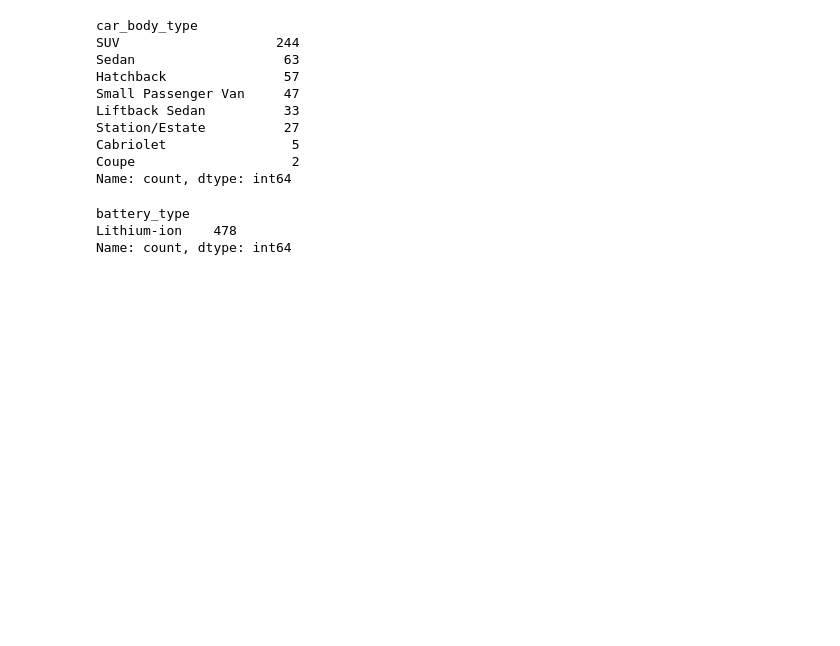
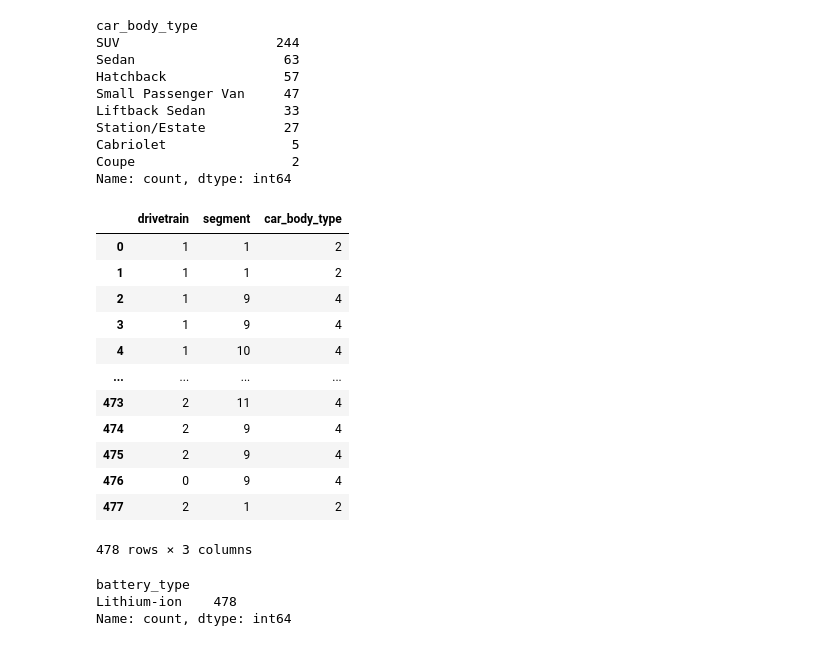
Before and after one commit to aih-2012/EV-Range-Prediction, a Jupyter notebook: code/main.ipynb, the cells around one changed output. Saved outputs shown, nothing was run; the diff lists cells and outputs as text; code cells hidden in the pictures; blank space fills up the shorter version.

```diff
--- a/code/main.ipynb
+++ b/code/main.ipynb
@@ -168,3 +147,23 @@ car_body_type_encoded = pd.get_dummies(data.car_body_type).astype('int8')
+# %%
+from sklearn.preprocessing import LabelEncoder
+le = LabelEncoder()
+d_s_c_encoded = pd.DataFrame({'drivetrain': le.fit_transform(data.drivetrain), 'segment': le.fit_transform(data.segment), 'car_body_type': le.fit_transform(data.car_body_type)})
+# %%
+d_s_c_encoded
+# %% [output]
+|  | drivetrain | segment | car_body_type |
+| 0 | 1 | 1 | 2 |
+| 1 | 1 | 1 | 2 |
+| 2 | 1 | 9 | 4 |
+| 3 | 1 | 9 | 4 |
+| 4 | 1 | 10 | 4 |
+| ... | ... | ... | ... |
+| 473 | 2 | 11 | 4 |
+| 474 | 2 | 9 | 4 |
+| 475 | 2 | 9 | 4 |
+| 476 | 0 | 9 | 4 |
+| 477 | 2 | 1 | 2 |
+478 rows × 3 columns
 # %%
 data.battery_type.value_counts()
 # %% [output]
```
Also changed, not shown: parts of 12 cells of this notebook.
